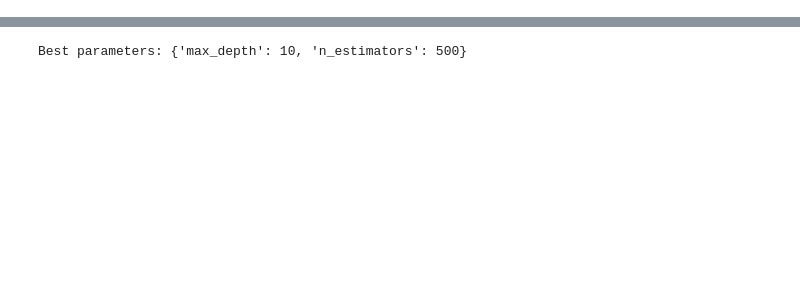
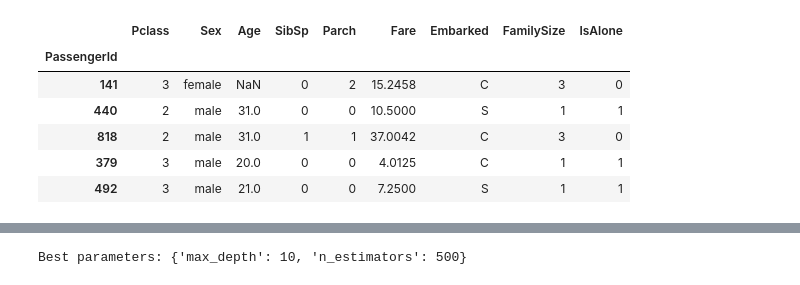
Before and after one commit to oriolraventost/Kaggle-Competitions, a Jupyter notebook: titanic.ipynb, the cells around one changed output, grey strips where cells are left out. Saved outputs shown, nothing was run; the diff lists cells and outputs as text; code cells hidden in the pictures; blank space fills up the shorter version.

```diff
--- a/titanic.ipynb
+++ b/titanic.ipynb
@@ -564,0 +282,26 @@ Let's sum up by making a visual comparison between our models' performances.
+# %%
+#Create target and features
+y = df_train['Survived']
+X = df_train.drop(['Survived'], axis=1)
+
+#Split data into training and validation sets
+X_train, X_valid, y_train, y_valid = train_test_split(X, y, test_size=0.2, random_state=0)
+
+#Supress RuntimeWarning
+warnings.filterwarnings(
+    "ignore",
+    message="invalid value encountered in.*",
+    category=RuntimeWarning,
+    module="pandas.io.formats.format"
+)
+
+#Look at first rows of training set
+X_train.head()
+# %% [output]
+|  | Pclass | Sex | Age | SibSp | Parch | Fare | Embarked | FamilySize | IsAlone |
+| PassengerId |  |  |  |  |  |  |  |  |  |
+| 141 | 3 | female | NaN | 0 | 2 | 15.2458 | C | 3 | 0 |
+| 440 | 2 | male | 31.0 | 0 | 0 | 10.5000 | S | 1 | 1 |
+| 818 | 2 | male | 31.0 | 1 | 1 | 37.0042 | C | 3 | 0 |
+| 379 | 3 | male | 20.0 | 0 | 0 | 4.0125 | C | 1 | 1 |
+| 492 | 3 | male | 21.0 | 0 | 0 | 7.2500 | S | 1 | 1 |
```
Also changed, not shown: parts of 81 cells of this notebook.
